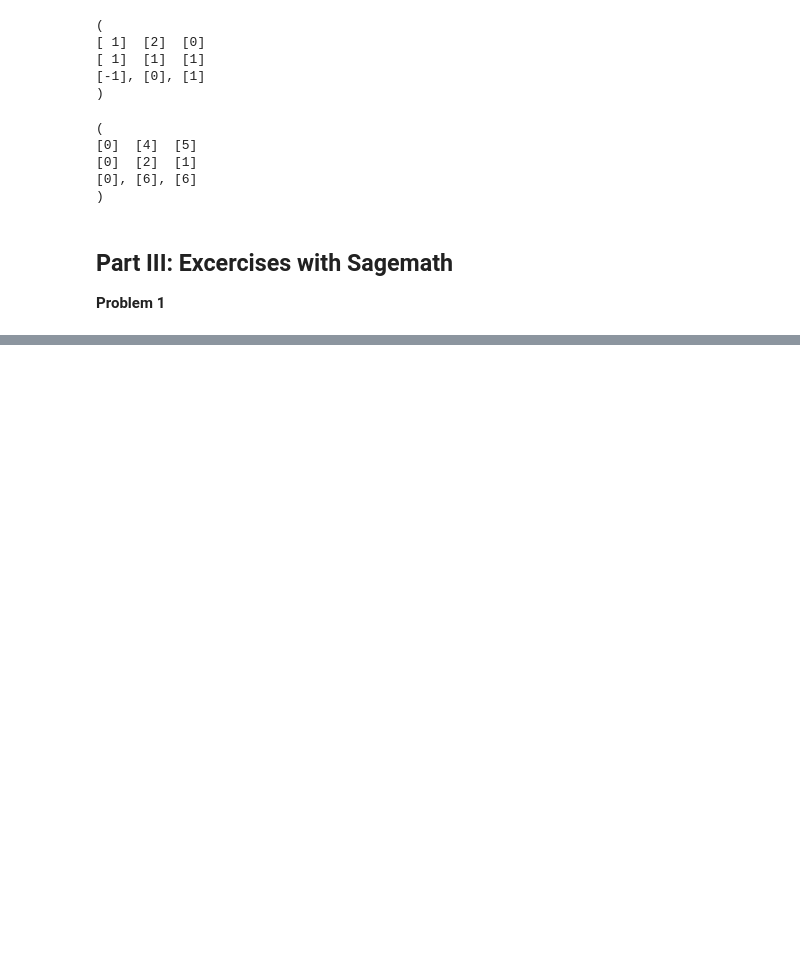
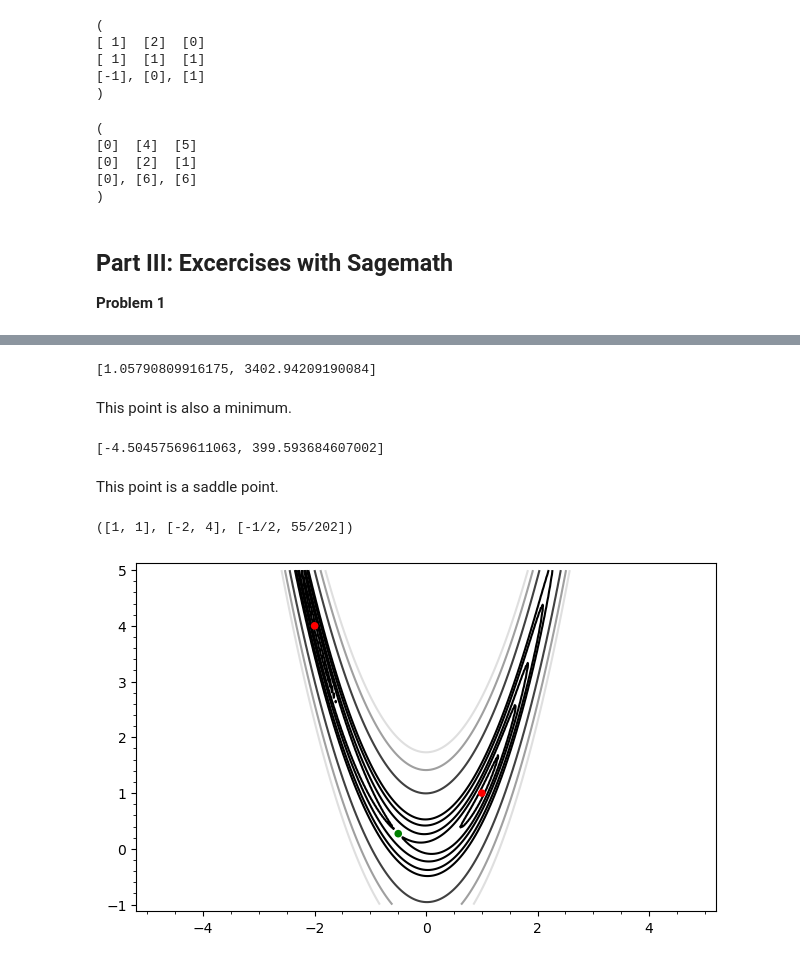
Before and after one commit to gzavlanis/Jupyter-files, a Jupyter notebook: exams_22-23.ipynb, the cells around one changed output, grey strips where cells are left out. Saved outputs shown, nothing was run; the diff lists cells and outputs as text; code cells hidden in the pictures; blank space fills up the shorter version.

```diff
--- a/exams_22-23.ipynb
+++ b/exams_22-23.ipynb
@@ -252,0 +290,3 @@ A*a, A*b, A*c
+# %%
+u, s, v = A1.SVD()
+n(u, digits = 3), n(s, digits = 3), n(v, digits = 3)
@@ -252,0 +323,3 @@ A*a, A*b, A*c
+# %%
+x, y = var('x, y')
+f(x, y) = 100*(y-x^2)^2 + (2-x-y)^2; f(x, y)
@@ -252,0 +328,4 @@ A*a, A*b, A*c
+# %%
+dfx = diff(f(x, y), x)
+dfy = diff(f(x, y), y)
+s = solve([dfx == 0, dfy == 0], [x, y]); s
@@ -252,0 +349,27 @@ A*a, A*b, A*c
+# %%
+list(map(n, H.subs(s[1]).eigenvalues()))
+# %% [output]
+[1.05790809916175, 3402.94209190084]
+# %% [markdown]
+This point is also a minimum.
+# %%
+list(map(n, H.subs(s[2]).eigenvalues()))
+# %% [output]
+[-4.50457569611063, 399.593684607002]
+# %% [markdown]
+This point is a saddle point.
+# %%
+p1 = [x.subs(s[0]), y.subs(s[0])]
+p2 = [x.subs(s[1]), y.subs(s[1])]
+p3 = [x.subs(s[2]), y.subs(s[2])]
+
+p1, p2, p3
+# %% [output]
+([1, 1], [-2, 4], [-1/2, 55/202])
+# %%
+contour_plot(f(x, y), (x, -5, 5), (y, -1, 5), fill = False, contours = [1, 5, 10, 20, 30, 100, 200, 300], plot_points = 300) +\
+point(p1, color = 'red', size = 30, zorder = 3) +\
+point(p2, color = 'red', size = 30, zorder = 3) +\
+point(p3, color = 'green', size = 30, zorder = 3)
+# %% [output]
+[figure, added]
```
Also changed, not shown: parts of 16 cells of this notebook.
